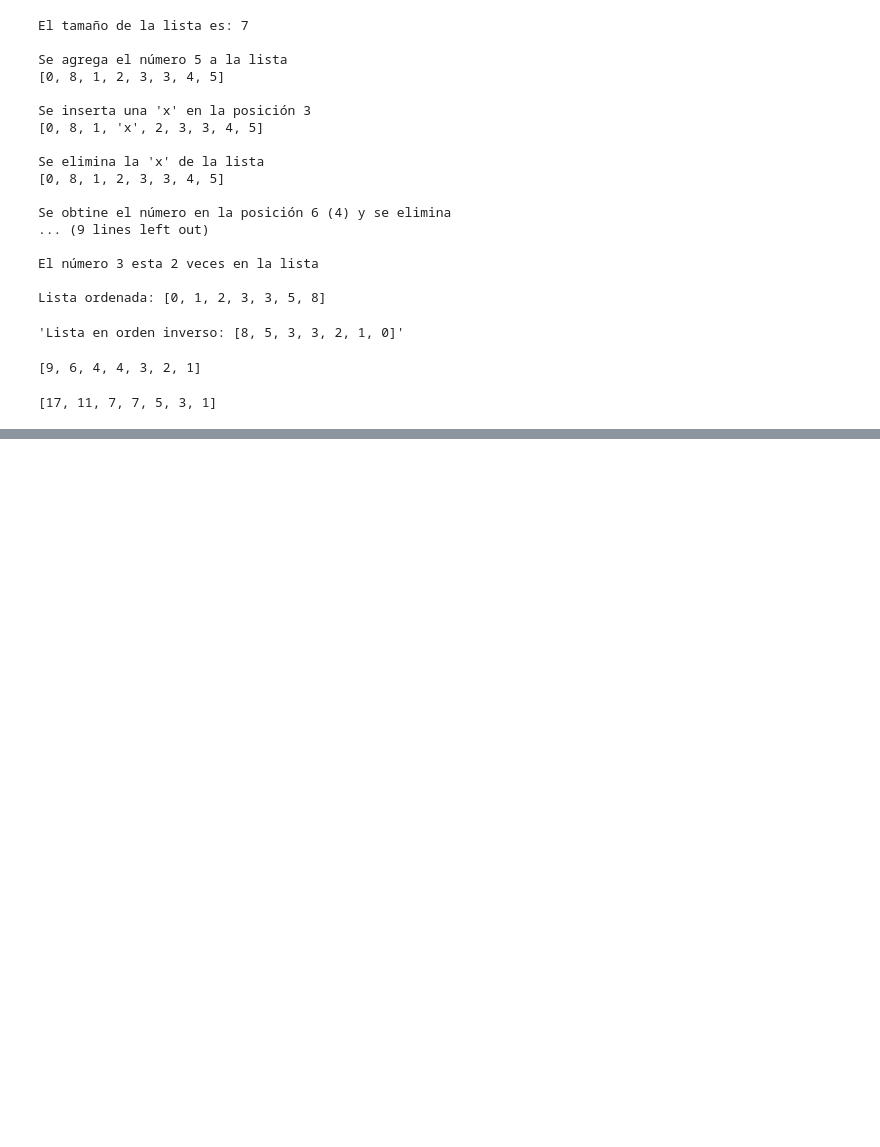
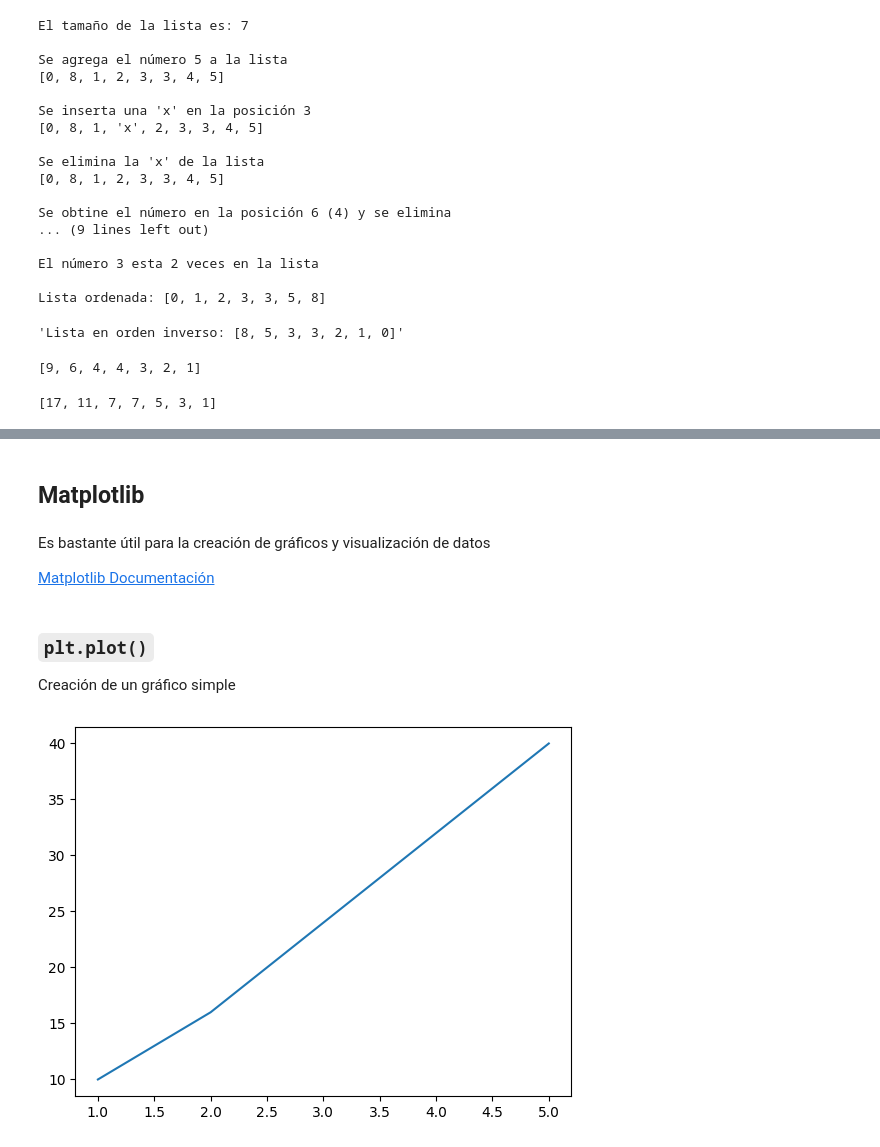
Before and after one commit to Slrosales/INT_A_LA_ING_DE_SISTEMAS, a Jupyter notebook: INTROUDUCCION_A_PYTHON.ipynb, the cells around one changed output, grey strips where cells are left out. Saved outputs shown, nothing was run; the diff lists cells and outputs as text; code cells hidden in the pictures; blank space fills up the shorter version.

```diff
--- a/INTROUDUCCION_A_PYTHON.ipynb
+++ b/INTROUDUCCION_A_PYTHON.ipynb
@@ -368,0 +578,6 @@ print(lista3)
+# %% [markdown]
+## Matplotlib
+# %% [markdown]
+Es bastante útil para la creación de gráficos y visualización de datos
+
+[Matplotlib Documentación](https://matplotlib.org)
@@ -368,0 +587,15 @@ print(lista3)
+# %% [markdown]
+### `plt.plot()`
+Creación de un gráfico simple
+# %%
+# Datos para el gráfico
+x = [1, 2, 3, 4, 5]       # eje x
+y = [10, 16, 24, 32, 40]  # eje y
+
+# Crear un gráfico de líneas
+plt.plot(x, y)
+
+# Mostrar el gráfico
+plt.show()
+# %% [output]
+[figure, added]
```
Also changed, not shown: parts of 74 cells of this notebook.
